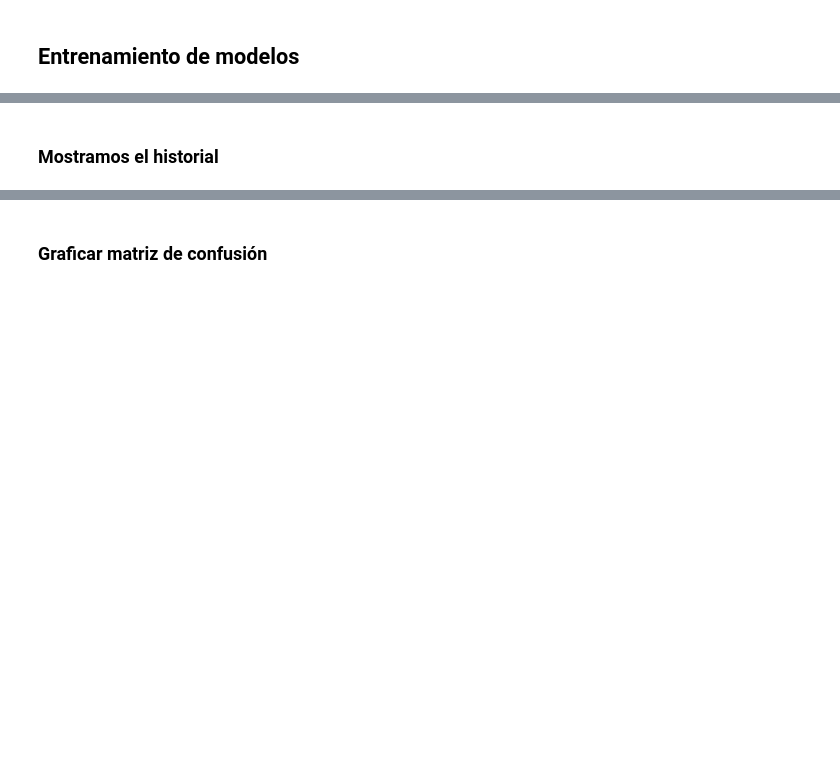
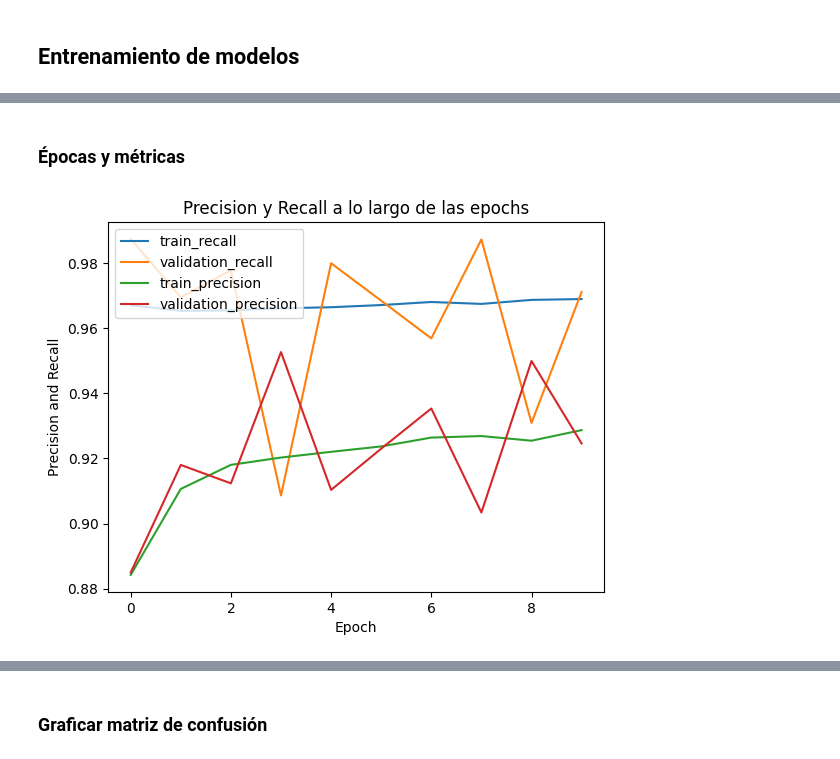
Before and after one commit to MatiasWilliner/TP_ML_Dominguez_Lastra_Williner, a Jupyter notebook: tp3_celebfaces.ipynb, the cells around one changed output, grey strips where cells are left out. Saved outputs shown, nothing was run; the diff lists cells and outputs as text; code cells hidden in the pictures; blank space fills up the shorter version.

```diff
--- a/tp3_celebfaces.ipynb
+++ b/tp3_celebfaces.ipynb
@@ -246,26 +311,14 @@ Describir modelo 1
 # %%
 model_MPL_1 = Sequential(
     [
-    Flatten(),
+    Flatten(input_shape=input_shape),
     Dense(256,activation='relu'),
     Dense(32, activation='relu'),
     Dense(32, activation='relu'),
-    Dense(2, activation='softmax')
+    Dense(1, activation='sigmoid')
 ]
 )
 
-model_MPL_1.compile(optimizer='adam', loss='categorical_crossentropy', metrics=['accuracy'])
-
-model_weights_at_epochs = {}
-
-class OurCustomCallback(Callback):
-    def on_epoch_end(self, epoch, logs=None):
-        model_weights_at_epochs[epoch] = self.model.get_weights()
-
-history_MPL_1 = model_MPL_1.fit(
-    train_generator, validation_data = validation_generator
-                        , validation_steps=len(validation)//BATCH_SIZE
-                        ,steps_per_epoch=len(train)//BATCH_SIZE,
-                        epochs=10, verbose = 1, callbacks=[OurCustomCallback()]
-)
+model_MPL_1.compile(optimizer='adam', loss='binary_crossentropy', metrics=['Accuracy','Recall','Precision',])
+model_MPL_1.summary()
 # %% [output]
@@ -273,0 +344,10 @@ KeyboardInterrupt:
+# %%
+model_weights_at_epochs = {}
+
+class OurCustomCallback(Callback):
+    def on_epoch_end(self, epoch, logs=None):
+        model_weights_at_epochs[epoch] = self.model.get_weights()
+
+history_MPL_1 = model_MPL_1.fit(
+    train_generator, validation_data = validation_generator, epochs=10, batch_size=BATCH_SIZE, verbose = 1, callbacks=[OurCustomCallback()]
+)
@@ -274,10 +377,6 @@ KeyboardInterrupt:
 # %% [markdown]
-### Mostramos el historial
+### Épocas y métricas
 # %%
-plt.plot(history_MPL_1.history['accuracy'], label='train')
-plt.plot(history_MPL_1.history['val_accuracy'], label='validation')
-plt.title('Accuracy over train epochs')
-plt.ylabel('Accuracy')
-plt.xlabel('Epoch')
-plt.legend(loc='upper left')
-plt.show()
+MostrarHistorial(history_MPL_1)
+# %% [output]
+[figure, added]
```
Also changed, not shown: parts of 100 cells of this notebook.
